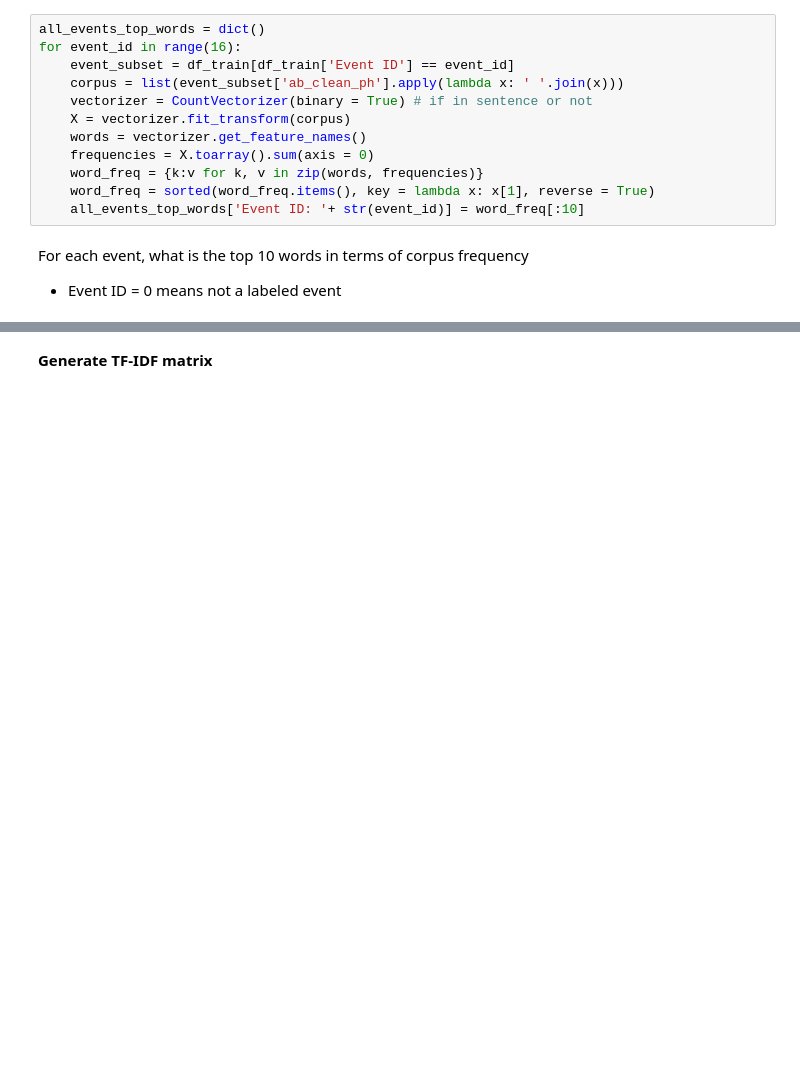
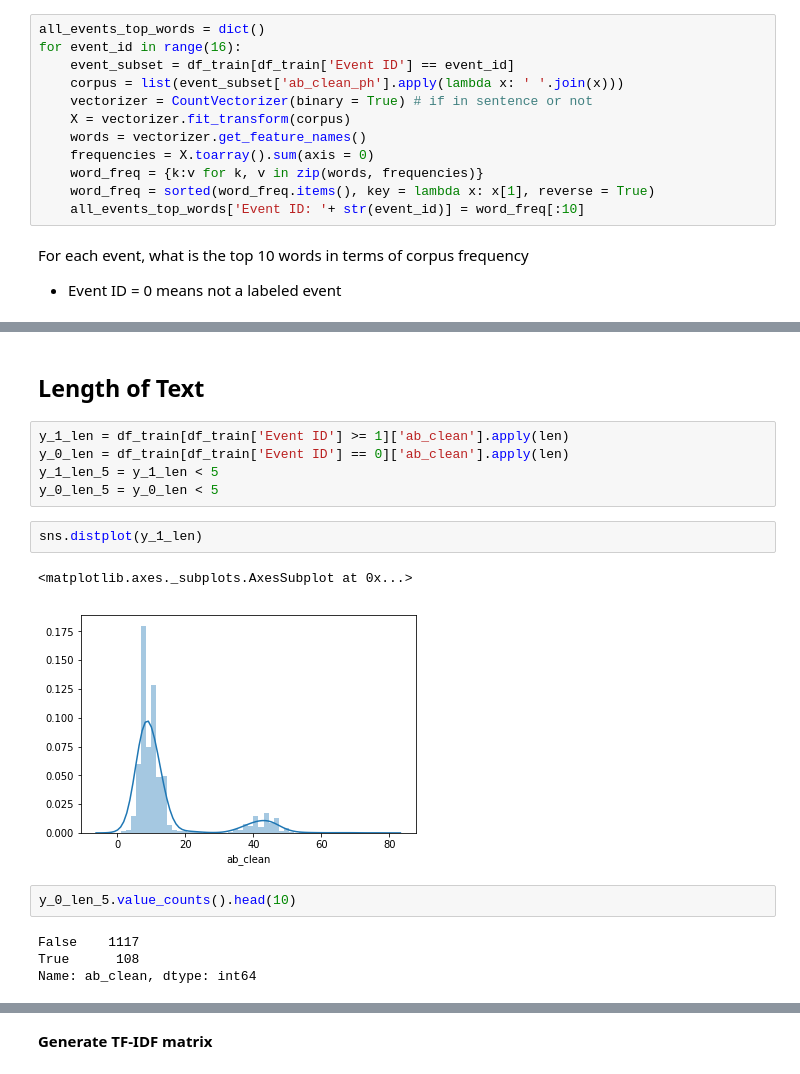
Before and after one commit to shiwang0211/future_food_challenge, a Jupyter notebook: Data Exploration.ipynb, the cells around one changed output, grey strips where cells are left out. Cells and saved outputs as stored; diff of their text form; blank space fills up the shorter version.

```diff
--- a/Data Exploration.ipynb
+++ b/Data Exploration.ipynb
@@ -366,0 +395,18 @@ pd.DataFrame(sorted(counts.items(), key = lambda x:x[1], reverse = True)[:10], c
+# %% [markdown]
+## Length of Text
+# %%
+y_1_len = df_train[df_train['Event ID'] >= 1]['ab_clean'].apply(len)
+y_0_len = df_train[df_train['Event ID'] == 0]['ab_clean'].apply(len)
+y_1_len_5 = y_1_len < 5
+y_0_len_5 = y_0_len < 5
+# %%
+sns.distplot(y_1_len)
+# %% [output]
+<matplotlib.axes._subplots.AxesSubplot at 0x...>
+[figure, added]
+# %%
+y_0_len_5.value_counts().head(10)
+# %% [output]
+False    1117
+True      108
+Name: ab_clean, dtype: int64
```
Also changed, not shown: parts of 66 cells of this notebook.
